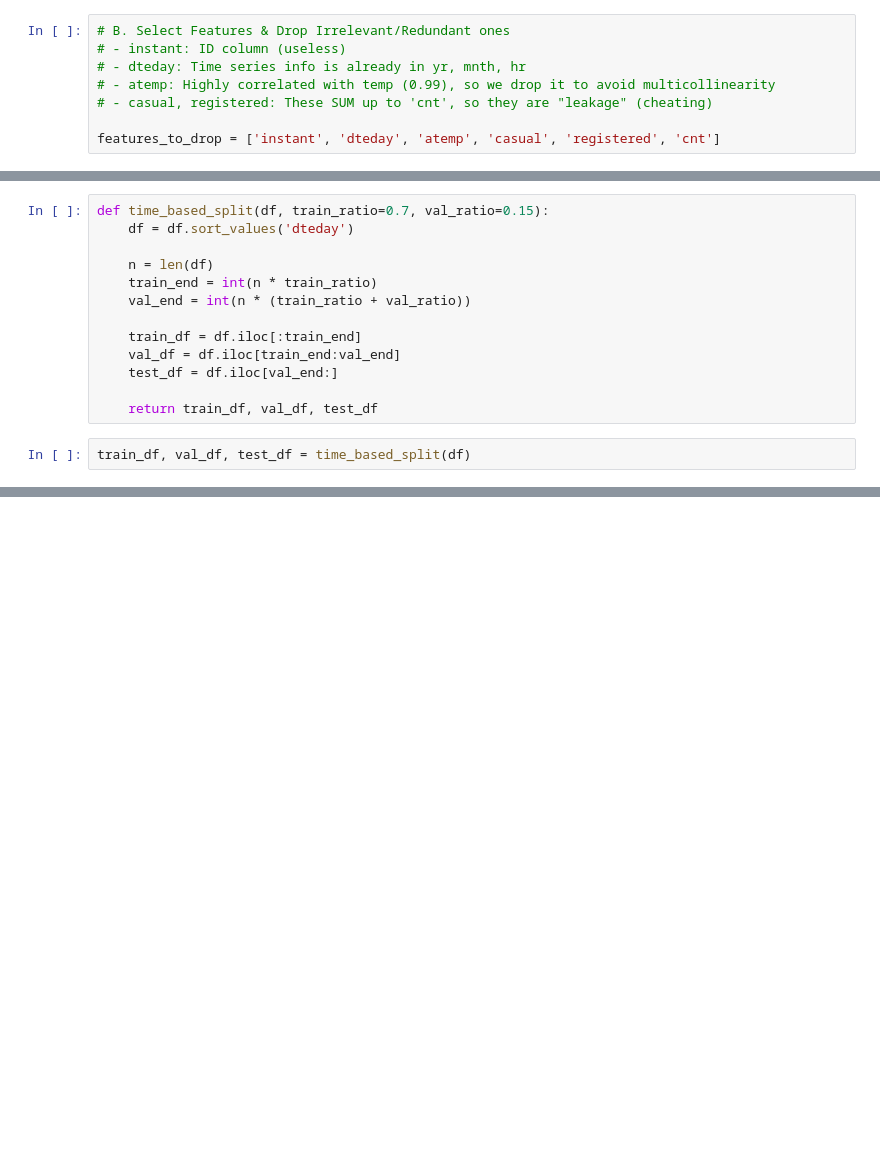
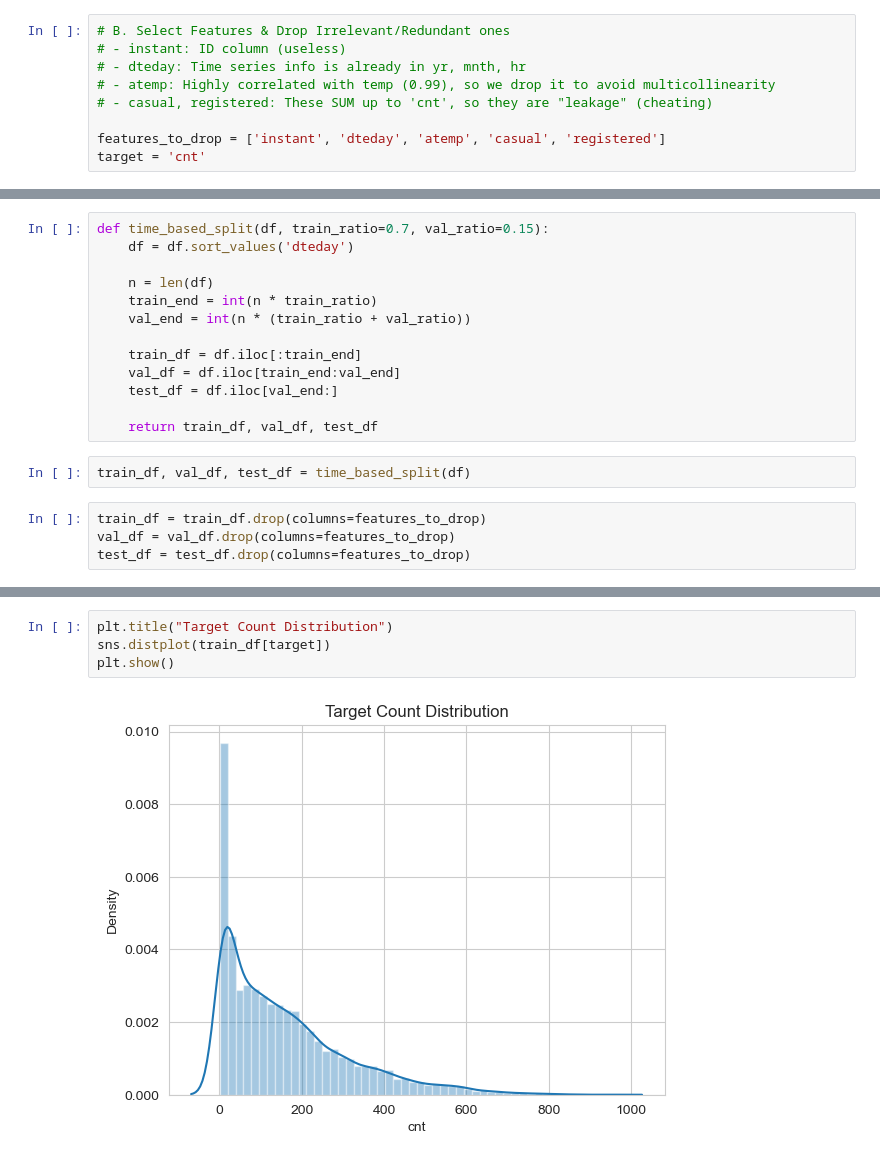
Before and after one commit to michaji/urbanride-demand-forecasting, a Jupyter notebook: notebook.ipynb, the cells around one changed output, grey strips where cells are left out. Cells and saved outputs as stored; diff of their text form; blank space fills up the shorter version.

```diff
--- a/notebook.ipynb
+++ b/notebook.ipynb
@@ -312,7 +300,8 @@ df.head()
 # - atemp: Highly correlated with temp (0.99), so we drop it to avoid multicollinearity
 # - casual, registered: These SUM up to 'cnt', so they are "leakage" (cheating)
 
-features_to_drop = ['instant', 'dteday', 'atemp', 'casual', 'registered', 'cnt']
+features_to_drop = ['instant', 'dteday', 'atemp', 'casual', 'registered']
+target = 'cnt'
 # %% [markdown]
 ## Data Modelling
 # %% [markdown]
@@ -336,3 +325,7 @@ def time_based_split(df, train_ratio=0.7, val_ratio=0.15):
     return train_df, val_df, test_df
 # %%
 train_df, val_df, test_df = time_based_split(df)
+# %%
+train_df = train_df.drop(columns=features_to_drop)
+val_df = val_df.drop(columns=features_to_drop)
+test_df = test_df.drop(columns=features_to_drop)
@@ -338,0 +480,6 @@ train_df, val_df, test_df = time_based_split(df)
+# %%
+plt.title("Target Count Distribution")
+sns.distplot(train_df[target])
+plt.show()
+# %% [output]
+[figure, added]
```
Also changed, not shown: parts of 17 cells of this notebook.
